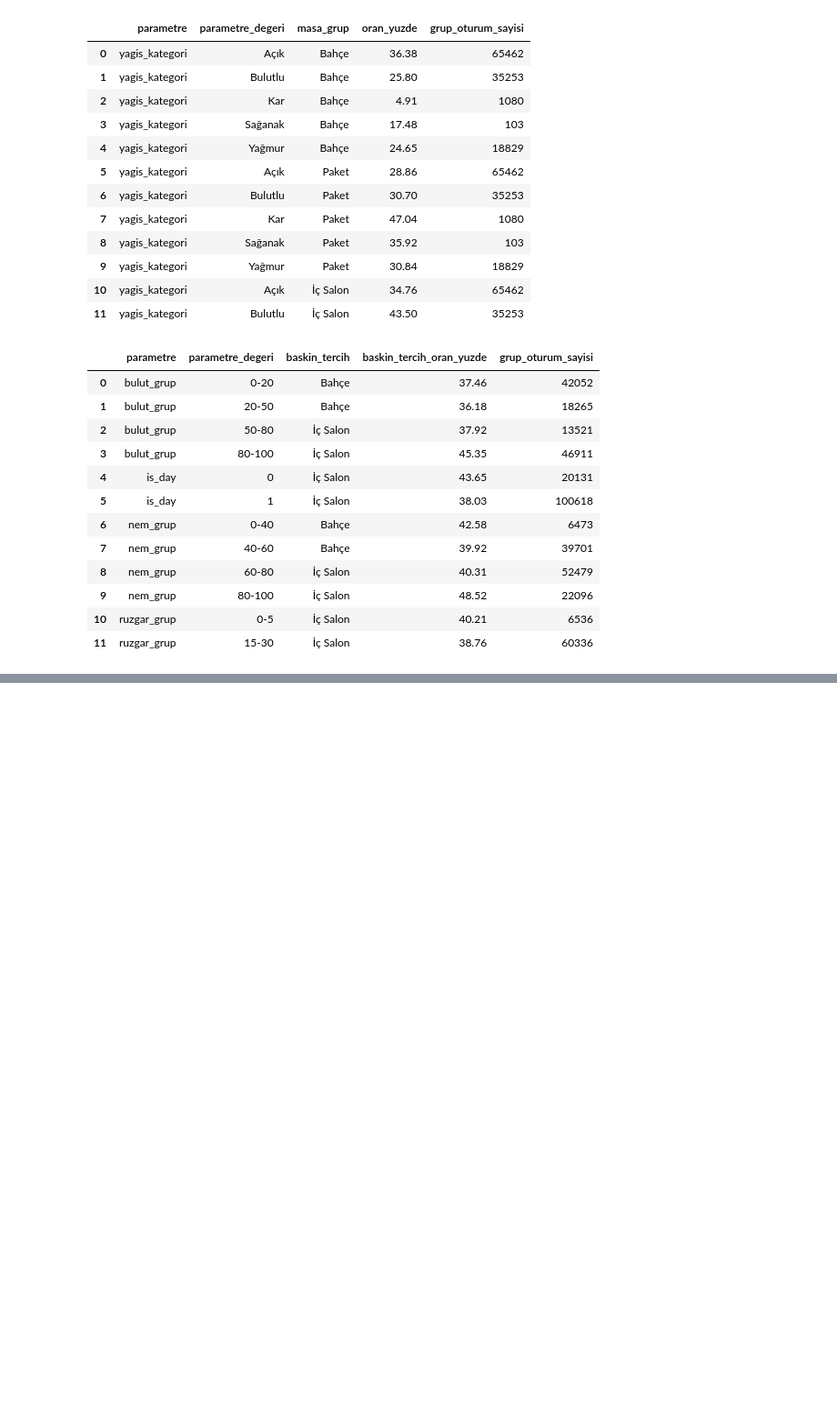
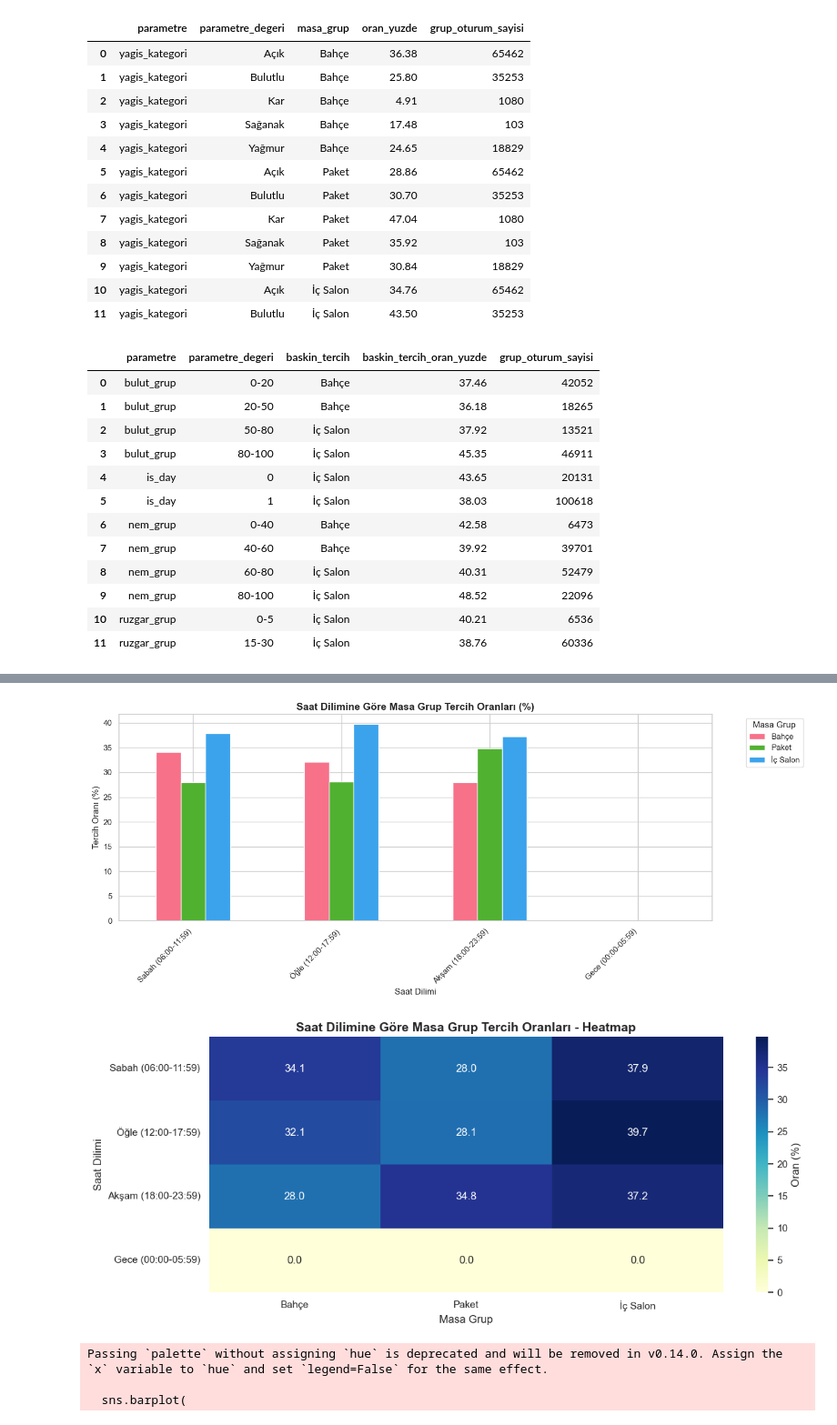
Before and after one commit to busragmsy/IoBDataAnalysis, a Jupyter notebook: musteri_tercihi_hava_2021_sonrasi.ipynb, the cells around one changed output, grey strips where cells are left out. Shown at 91% size. Cells and saved outputs as stored; diff of their text form; code cells hidden in the pictures; blank space fills up the shorter version.

```diff
--- a/musteri_tercihi_hava_2021_sonrasi.ipynb
+++ b/musteri_tercihi_hava_2021_sonrasi.ipynb
@@ -476,0 +582,76 @@ Tek dosya cikti: Outputs\Musteri_tercihi_hava_2021_cikti\parametre_tabanli_grupl
+# %%
+
+# Saat Dilimi Basinda Gorsellestime
+
+# 1. Yüzdelik oranlar - Stacked bar chart
+fig, ax = plt.subplots(figsize=(12, 6))
+
+tercih_saat_oran_display = tercih_saat_oran.reindex([
+    'Sabah (06:00-11:59)',
+    'Öğle (12:00-17:59)',
+    'Akşam (18:00-23:59)',
+    'Gece (00:00-05:59)'
+], fill_value=0)
+
+tercih_saat_oran_display.plot(
+    kind='bar',
+    stacked=False,
+    ax=ax,
+    figsize=(14, 6),
+    color=sns.color_palette('husl', len(tercih_saat_oran_display.columns))
+)
+
+ax.set_title('Saat Dilimine Göre Masa Grup Tercih Oranları (%)', fontsize=14, fontweight='bold')
+ax.set_xlabel('Saat Dilimi', fontsize=12)
+ax.set_ylabel('Tercih Oranı (%)', fontsize=12)
+ax.legend(title='Masa Grup', bbox_to_anchor=(1.05, 1), loc='upper left')
+plt.xticks(rotation=45, ha='right')
+plt.tight_layout()
+plt.show()
+
+# 2. Heatmap
+fig, ax = plt.subplots(figsize=(12, 5))
+tercih_saat_oran_hm = tercih_saat_oran.reindex([
+    'Sabah (06:00-11:59)',
+    'Öğle (12:00-17:59)',
+    'Akşam (18:00-23:59)',
+    'Gece (00:00-05:59)'
+], fill_value=0)
+
+sns.heatmap(
+    tercih_saat_oran_hm,
+    annot=True,
+    fmt='.1f',
+    cmap='YlGnBu',
+    cbar_kws={'label': 'Oran (%)'},
+    ax=ax
+)
+ax.set_title('Saat Dilimine Göre Masa Grup Tercih Oranları - Heatmap', fontsize=14, fontweight='bold')
+ax.set_xlabel('Masa Grup', fontsize=12)
+ax.set_ylabel('Saat Dilimi', fontsize=12)
+plt.tight_layout()
+plt.show()
+
+# 3. Saat dilimlerine göre oturum sayıları
+fig, ax = plt.subplots(figsize=(10, 6))
+saat_siparis = ['Sabah (06:00-11:59)', 'Öğle (12:00-17:59)', 'Akşam (18:00-23:59)', 'Gece (00:00-05:59)']
+tercih_saat_dagitim_sorted = tercih_saat_dagitim.reindex(saat_siparis, fill_value=0)
+
+sns.barplot(
+    x=tercih_saat_dagitim_sorted.index,
+    y=tercih_saat_dagitim_sorted.values,
+    palette='Set2',
+    ax=ax
+)
+ax.set_title('Saat Dilimlerine Göre Oturum Dağılımı (%)', fontsize=14, fontweight='bold')
+ax.set_xlabel('Saat Dilimi', fontsize=12)
+ax.set_ylabel('Oturum Yüzdesi (%)', fontsize=12)
+plt.xticks(rotation=45, ha='right')
+plt.tight_layout()
+plt.show()
+# %% [output]
+[figure, added]
+[figure, added]
+Passing `palette` without assigning `hue` is deprecated and will be removed in v0.14.0. Assign the `x` variable to `hue` and set `legend=False` for the same effect.
+
+  sns.barplot(
```
Also changed, not shown: parts of 13 cells of this notebook, 5 other files.
